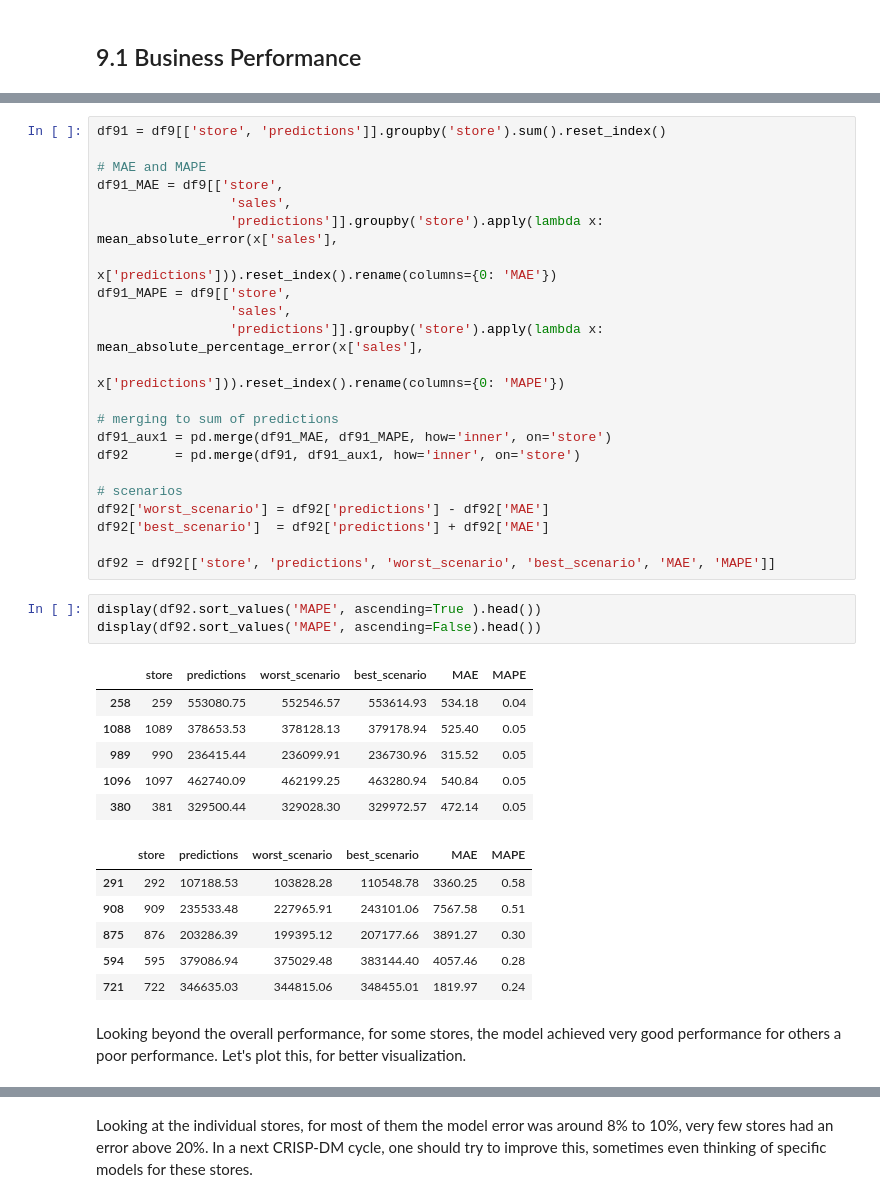
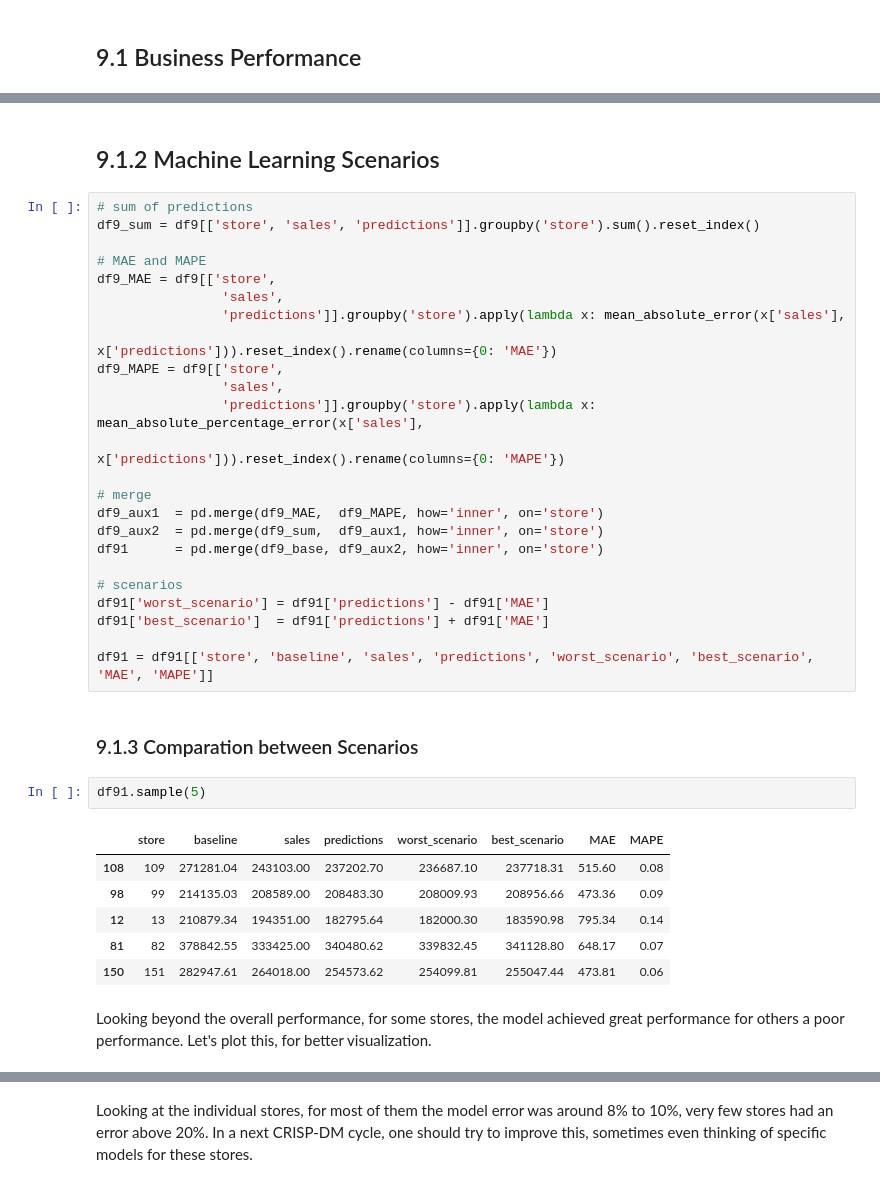
Before and after one commit to anaclaudialemos/drugstore_sales_prediction, a Jupyter notebook: drugstore_sales_prediction.ipynb, the cells around one changed output, grey strips where cells are left out. Saved outputs shown, nothing was run; the diff lists cells and outputs as text.

```diff
--- a/drugstore_sales_prediction.ipynb
+++ b/drugstore_sales_prediction.ipynb
@@ -1454,42 +1468,41 @@ df9['predictions'] = np.expm1(yhat_xgb_tuned)
+# %% [markdown]
+## 9.1.2 Machine Learning Scenarios
 # %%
-df91 = df9[['store', 'predictions']].groupby('store').sum().reset_index()
+# sum of predictions
+df9_sum = df9[['store', 'sales', 'predictions']].groupby('store').sum().reset_index()
 
 # MAE and MAPE
-df91_MAE = df9[['store',
-                 'sales',
-                 'predictions']].groupby('store').apply(lambda x: mean_absolute_error(x['sales'],
-                                                                                      x['predictions'])).reset_index().rename(columns={0: 'MAE'})
-df91_MAPE = df9[['store',
-                 'sales',
-                 'predictions']].groupby('store').apply(lambda x: mean_absolute_percentage_error(x['sales'],
-                                                                                                 x['predictions'])).reset_index().rename(columns={0: 'MAPE'})
+df9_MAE = df9[['store',
+                'sales',
+                'predictions']].groupby('store').apply(lambda x: mean_absolute_error(x['sales'],
+                                                                                     x['predictions'])).reset_index().rename(columns={0: 'MAE'})
+df9_MAPE = df9[['store',
+                'sales',
+                'predictions']].groupby('store').apply(lambda x: mean_absolute_percentage_error(x['sales'],
+                                                                                                x['predictions'])).reset_index().rename(columns={0: 'MAPE'})
 
-# merging to sum of predictions
-df91_aux1 = pd.merge(df91_MAE, df91_MAPE, how='inner', on='store')
-df92      = pd.merge(df91, df91_aux1, how='inner', on='store')
+# merge
+df9_aux1  = pd.merge(df9_MAE,  df9_MAPE, how='inner', on='store')
+df9_aux2  = pd.merge(df9_sum,  df9_aux1, how='inner', on='store')
+df91      = pd.merge(df9_base, df9_aux2, how='inner', on='store')
 
 # scenarios
-df92['worst_scenario'] = df92['predictions'] - df92['MAE']
-df92['best_scenario']  = df92['predictions'] + df92['MAE']
+df91['worst_scenario'] = df91['predictions'] - df91['MAE']
+df91['best_scenario']  = df91['predictions'] + df91['MAE']
 
-df92 = df92[['store', 'predictions', 'worst_scenario', 'best_scenario', 'MAE', 'MAPE']]
+df91 = df91[['store', 'baseline', 'sales', 'predictions', 'worst_scenario', 'best_scenario', 'MAE', 'MAPE']]
+# %% [markdown]
+### 9.1.3 Comparation between Scenarios
 # %%
-display(df92.sort_values('MAPE', ascending=True ).head())
-display(df92.sort_values('MAPE', ascending=False).head())
+df91.sample(5)
 # %% [output]
-|  | store | predictions | worst_scenario | best_scenario | MAE | MAPE |
-| 258 | 259 | 553080.75 | 552546.57 | 553614.93 | 534.18 | 0.04 |
-| 1088 | 1089 | 378653.53 | 378128.13 | 379178.94 | 525.40 | 0.05 |
-| 989 | 990 | 236415.44 | 236099.91 | 236730.96 | 315.52 | 0.05 |
-| 1096 | 1097 | 462740.09 | 462199.25 | 463280.94 | 540.84 | 0.05 |
-| 380 | 381 | 329500.44 | 329028.30 | 329972.57 | 472.14 | 0.05 |
+|  | store | baseline | sales | predictions | worst_scenario | best_scenario | MAE | MAPE |
+| 108 | 109 | 271281.04 | 243103.00 | 237202.70 | 236687.10 | 237718.31 | 515.60 | 0.08 |
+| 98 | 99 | 214135.03 | 208589.00 | 208483.30 | 208009.93 | 208956.66 | 473.36 | 0.09 |
+| 12 | 13 | 210879.34 | 194351.00 | 182795.64 | 182000.30 | 183590.98 | 795.34 | 0.14 |
+| 81 | 82 | 378842.55 | 333425.00 | 340480.62 | 339832.45 | 341128.80 | 648.17 | 0.07 |
+| 150 | 151 | 282947.61 | 264018.00 | 254573.62 | 254099.81 | 255047.44 | 473.81 | 0.06 |
-|  | store | predictions | worst_scenario | best_scenario | MAE | MAPE |
-| 291 | 292 | 107188.53 | 103828.28 | 110548.78 | 3360.25 | 0.58 |
-| 908 | 909 | 235533.48 | 227965.91 | 243101.06 | 7567.58 | 0.51 |
-| 875 | 876 | 203286.39 | 199395.12 | 207177.66 | 3891.27 | 0.30 |
-| 594 | 595 | 379086.94 | 375029.48 | 383144.40 | 4057.46 | 0.28 |
-| 721 | 722 | 346635.03 | 344815.06 | 348455.01 | 1819.97 | 0.24 |
 # %% [markdown]
-Looking beyond the overall performance, for some stores, the model achieved very good performance for others a poor performance. Let's plot this, for better visualization.
+Looking beyond the overall performance, for some stores, the model achieved great performance for others a poor performance. Let's plot this, for better visualization.
 # %%
 plt.figure(figsize=(16, 8))
```
Also changed, not shown: parts of 43 cells of this notebook.
